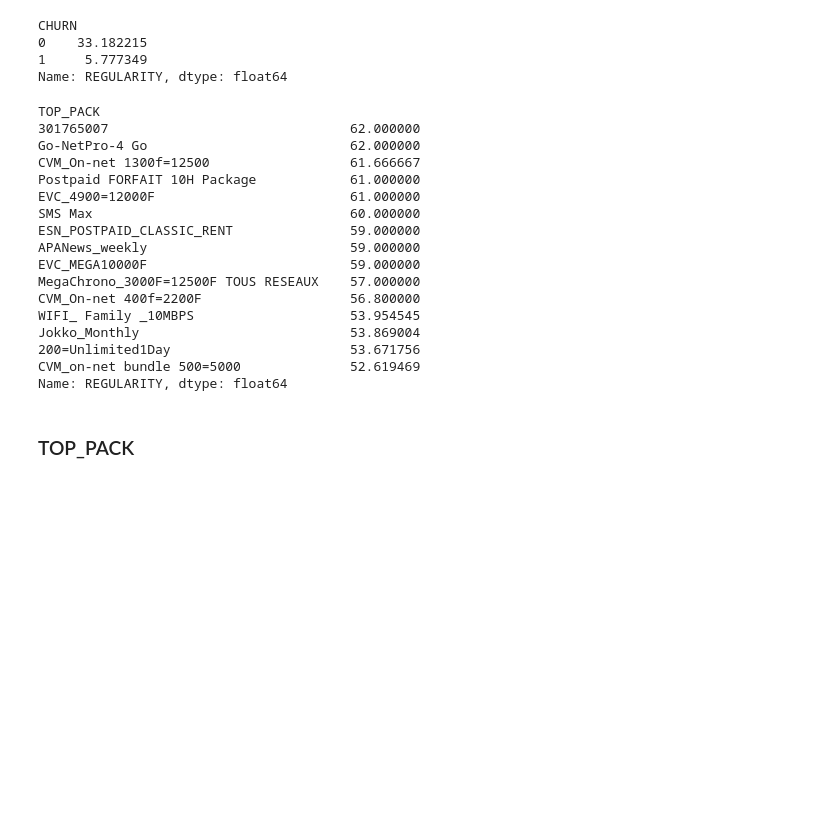
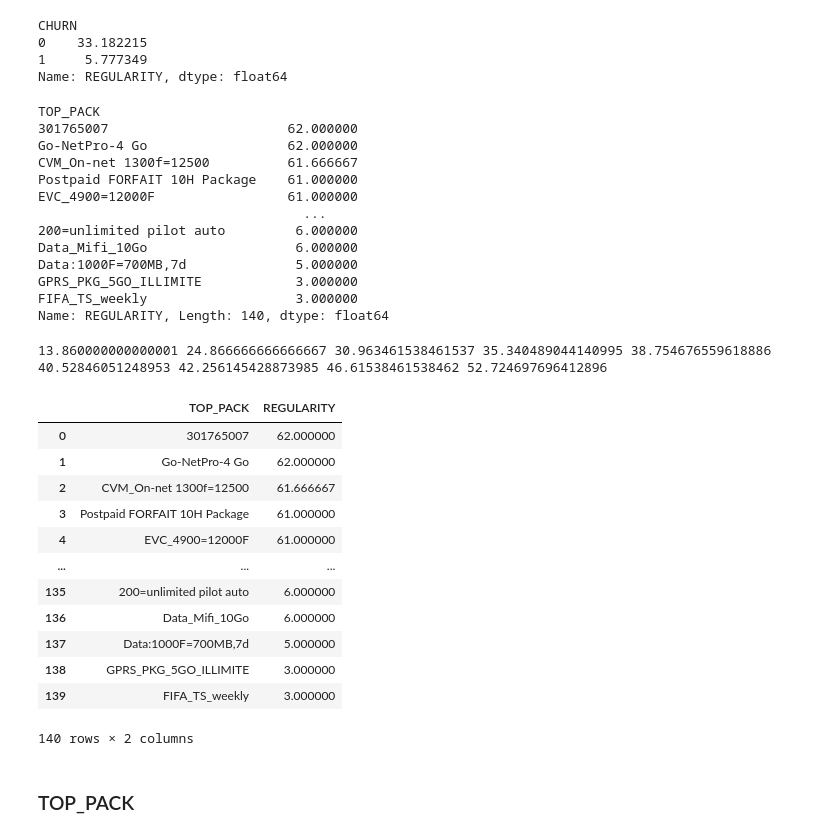
Before and after one commit to ArtemVergazov/expresso_competition, a Jupyter notebook: Final_Project.ipynb, the cells around one changed output. Saved outputs shown, nothing was run; the diff lists cells and outputs as text; code cells hidden in the pictures; blank space fills up the shorter version.

```diff
--- a/Final_Project.ipynb
+++ b/Final_Project.ipynb
@@ -261,25 +274,49 @@ Name: REGULARITY, dtype: float64
 # %%
 # How often on average users with different favorite package use the service?
 
-data_train.groupby(['TOP_PACK'])['REGULARITY'].mean().sort_values(ascending = False).head(15)
+pack_reg = data_train.groupby(['TOP_PACK'])['REGULARITY'].mean().sort_values(ascending = False)
+
+pack_reg
 # %% [output]
 TOP_PACK
-301765007                               62.000000
-Go-NetPro-4 Go                          62.000000
-CVM_On-net 1300f=12500                  61.666667
-Postpaid FORFAIT 10H Package            61.000000
-EVC_4900=12000F                         61.000000
-SMS Max                                 60.000000
-ESN_POSTPAID_CLASSIC_RENT               59.000000
-APANews_weekly                          59.000000
-EVC_MEGA10000F                          59.000000
-MegaChrono_3000F=12500F TOUS RESEAUX    57.000000
-CVM_On-net 400f=2200F                   56.800000
-WIFI_ Family _10MBPS                    53.954545
-Jokko_Monthly                           53.869004
-200=Unlimited1Day                       53.671756
-CVM_on-net bundle 500=5000              52.619469
-Name: REGULARITY, dtype: float64
+301765007                       62.000000
+Go-NetPro-4 Go                  62.000000
+CVM_On-net 1300f=12500          61.666667
+Postpaid FORFAIT 10H Package    61.000000
+EVC_4900=12000F                 61.000000
+                                  ...
+200=unlimited pilot auto         6.000000
+Data_Mifi_10Go                   6.000000
+Data:1000F=700MB,7d              5.000000
+GPRS_PKG_5GO_ILLIMITE            3.000000
+FIFA_TS_weekly                   3.000000
+Name: REGULARITY, Length: 140, dtype: float64
+# %%
+pack_reg_Q2 = pack_reg.quantile(0.2)
+pack_reg_Q4 = pack_reg.quantile(0.4)
+pack_reg_Q6 = pack_reg.quantile(0.6)
+pack_reg_Q8 = pack_reg.quantile(0.8)
+
+print(pack_reg_Q1 , pack_reg_Q2, pack_reg_Q3, pack_reg_Q4, pack_reg_Q5, pack_reg_Q6, pack_reg_Q7, pack_reg_Q8, pack_reg_Q9)
+# %% [output]
+13.860000000000001 24.866666666666667 30.963461538461537 35.340489044140995 38.754676559618886 40.52846051248953 42.256145428873985 46.61538461538462 52.724697696412896
+# %%
+df_pack_reg = pd.DataFrame(pack_reg)
+df_pack_reg.reset_index()
+# %% [output]
+|  | TOP_PACK | REGULARITY |
+| 0 | 301765007 | 62.000000 |
+| 1 | Go-NetPro-4 Go | 62.000000 |
+| 2 | CVM_On-net 1300f=12500 | 61.666667 |
+| 3 | Postpaid FORFAIT 10H Package | 61.000000 |
+| 4 | EVC_4900=12000F | 61.000000 |
+| ... | ... | ... |
+| 135 | 200=unlimited pilot auto | 6.000000 |
+| 136 | Data_Mifi_10Go | 6.000000 |
+| 137 | Data:1000F=700MB,7d | 5.000000 |
+| 138 | GPRS_PKG_5GO_ILLIMITE | 3.000000 |
+| 139 | FIFA_TS_weekly | 3.000000 |
+140 rows × 2 columns
 # %% [markdown]
 ### TOP_PACK
 # %%
```
Also changed, not shown: parts of 30 cells of this notebook.
